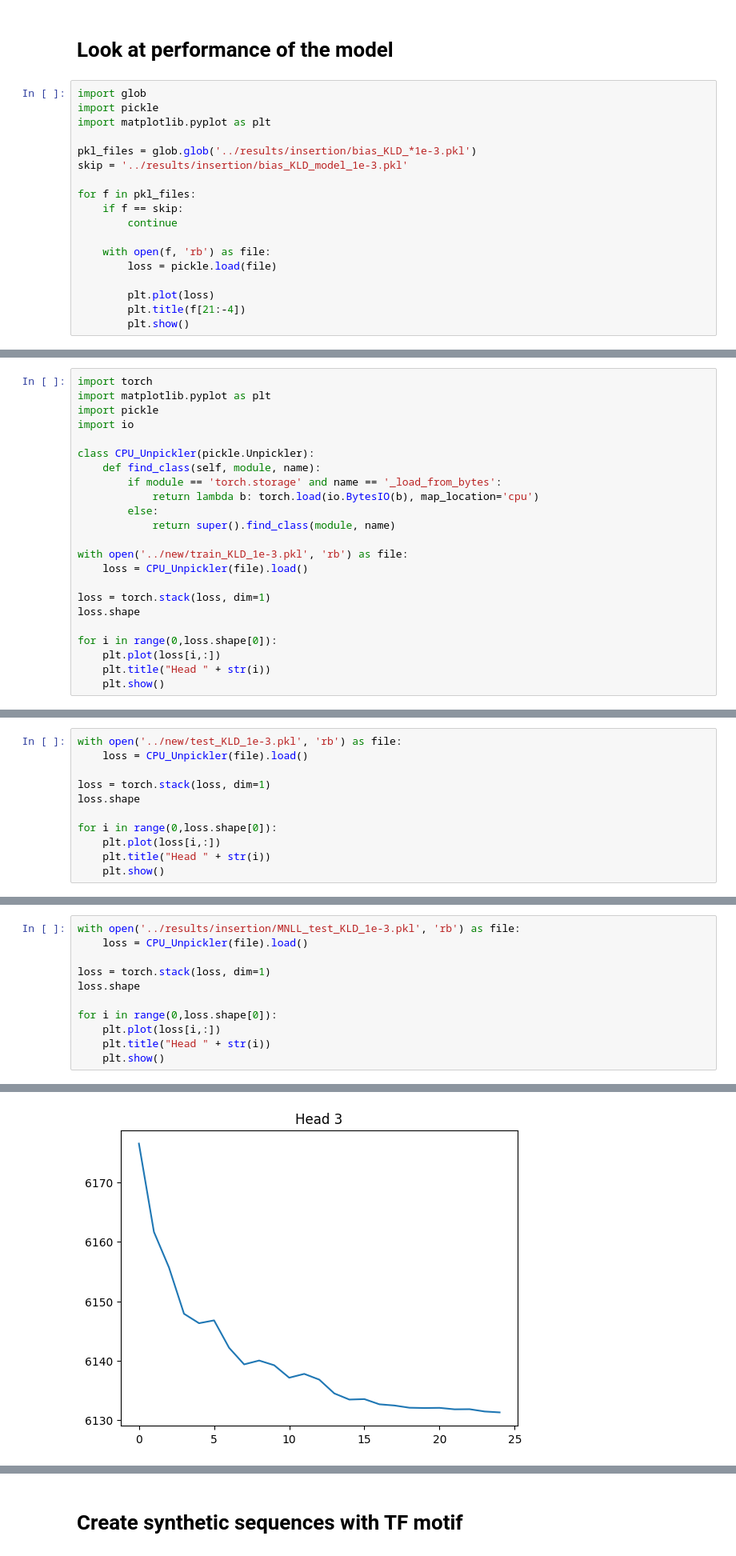
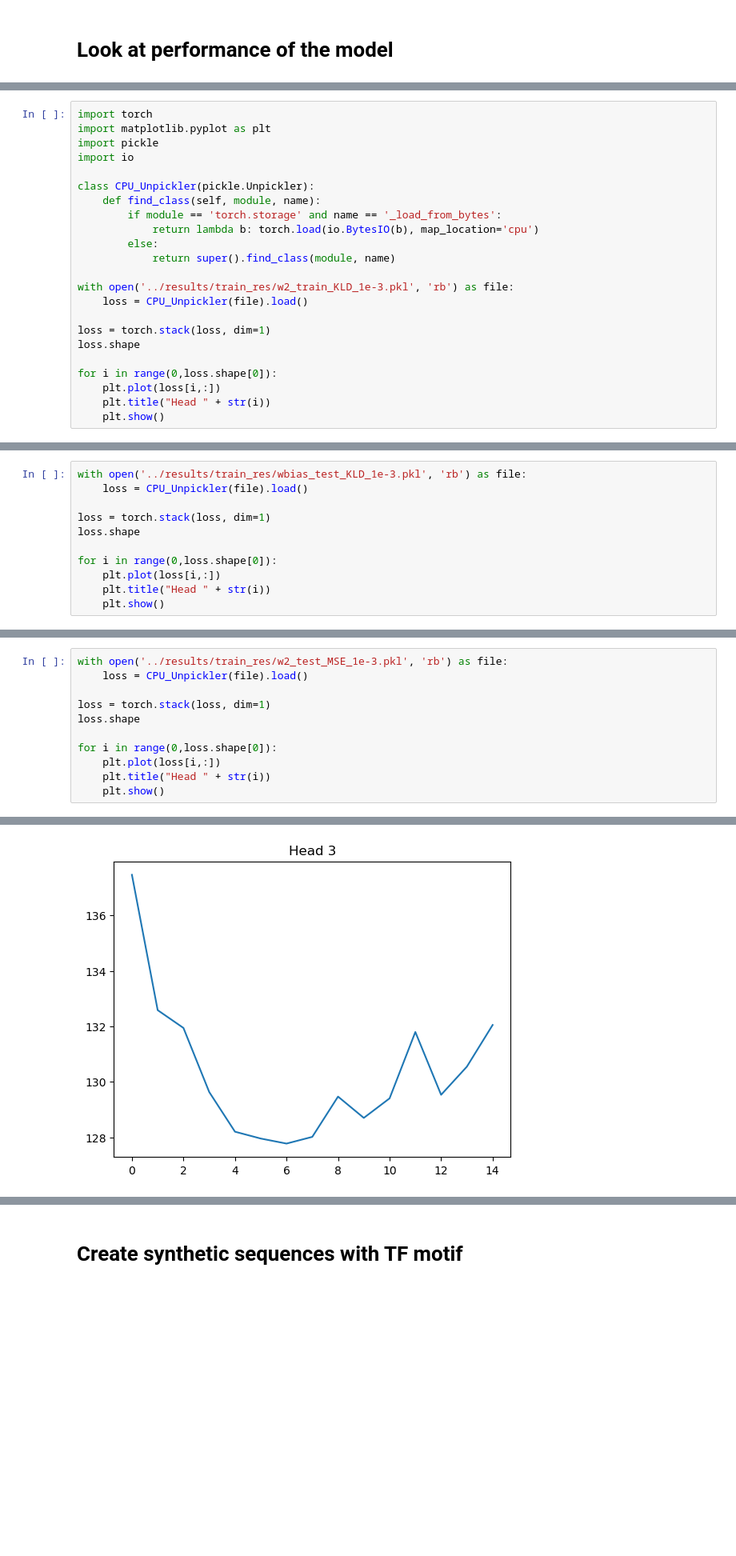
Before and after one commit to alexiaDorm/master-thesis, a Jupyter notebook: src/interpretation_models.ipynb, the cells around one changed output, grey strips where cells are left out. Shown at 80% size. Cells and saved outputs as stored; diff of their text form; blank space fills up the shorter version.

```diff
--- a/src/interpretation_models.ipynb
+++ b/src/interpretation_models.ipynb
@@ -5,20 +1,2 @@ device = torch.device("cuda:0" if torch.cuda.is_available() else "cpu")
 # %% [markdown]
 # Look at performance of the model
-# %%
-import glob
-import pickle
-import matplotlib.pyplot as plt
-
-pkl_files = glob.glob('../results/insertion/bias_KLD_*1e-3.pkl')
-skip = '../results/insertion/bias_KLD_model_1e-3.pkl'
-
-for f in pkl_files:
-    if f == skip:
-        continue
-
-    with open(f, 'rb') as file:
-        loss = pickle.load(file)
-
-        plt.plot(loss)
-        plt.title(f[21:-4])
-        plt.show()
@@ -42,7 +13,7 @@ class CPU_Unpickler(pickle.Unpickler):
         else:
             return super().find_class(module, name)
 
-with open('../new/train_KLD_1e-3.pkl', 'rb') as file:
+with open('../results/train_res/w2_train_KLD_1e-3.pkl', 'rb') as file:
     loss = CPU_Unpickler(file).load()
 
 loss = torch.stack(loss, dim=1)
@@ -60,5 +31,5 @@ for i in range(0,loss.shape[0]):
 # %%
-with open('../new/test_KLD_1e-3.pkl', 'rb') as file:
+with open('../results/train_res/wbias_test_KLD_1e-3.pkl', 'rb') as file:
     loss = CPU_Unpickler(file).load()
 
 loss = torch.stack(loss, dim=1)
@@ -76,5 +47,5 @@ for i in range(0,loss.shape[0]):
 # %%
-with open('../results/insertion/MNLL_test_KLD_1e-3.pkl', 'rb') as file:
+with open('../results/train_res/w2_test_MSE_1e-3.pkl', 'rb') as file:
     loss = CPU_Unpickler(file).load()
 
 loss = torch.stack(loss, dim=1)
@@ -91 +62 @@ for i in range(0,loss.shape[0]):
-[figure, old version]
+[figure, new version]
```
Also changed, not shown: parts of 58 cells of this notebook, 5 other files.
